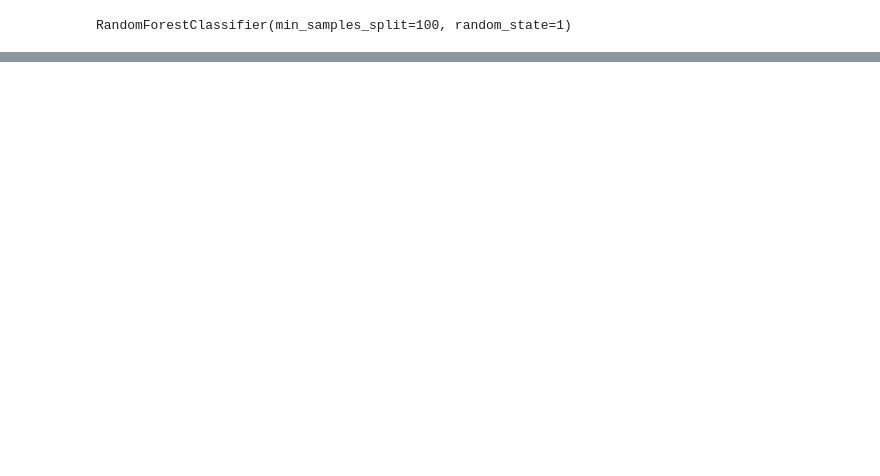
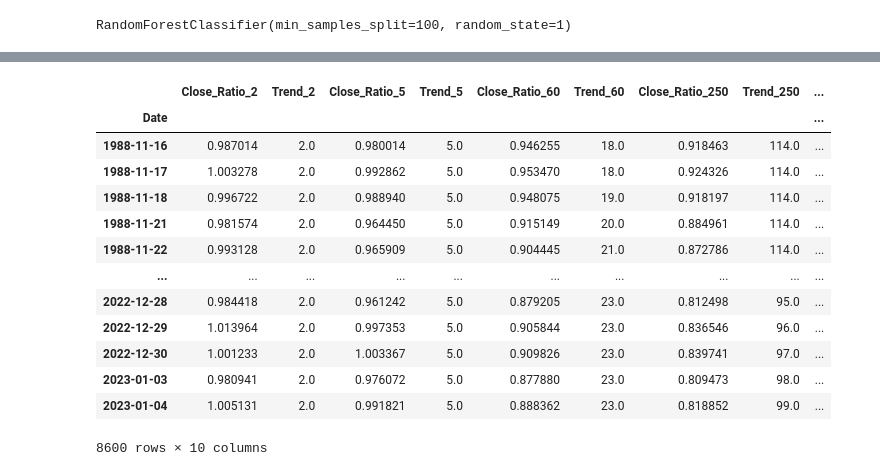
Before and after one commit to J3r3myPerera/Stock-Prediction-with-time-Frame, a Jupyter notebook: UsingRandomForest.ipynb, the cells around one changed output, grey strips where cells are left out. Saved outputs shown, nothing was run; the diff lists cells and outputs as text; code cells hidden in the pictures; blank space fills up the shorter version.

```diff
--- a/UsingRandomForest.ipynb
+++ b/UsingRandomForest.ipynb
@@ -254,3 +269,20 @@ def predict(train, test, predictors, model):
   return combined
 # %%
 predictions = backtest(df, model, new_predictors)
+# %%
+df[new_predictors]
+# %% [output]
+|  | Close_Ratio_2 | Trend_2 | Close_Ratio_5 | Trend_5 | Close_Ratio_60 | Trend_60 | Close_Ratio_250 | Trend_250 | ... |
+| Date |  |  |  |  |  |  |  |  | ... |
+| 1988-11-16 | 0.987014 | 2.0 | 0.980014 | 5.0 | 0.946255 | 18.0 | 0.918463 | 114.0 | ... |
+| 1988-11-17 | 1.003278 | 2.0 | 0.992862 | 5.0 | 0.953470 | 18.0 | 0.924326 | 114.0 | ... |
+| 1988-11-18 | 0.996722 | 2.0 | 0.988940 | 5.0 | 0.948075 | 19.0 | 0.918197 | 114.0 | ... |
+| 1988-11-21 | 0.981574 | 2.0 | 0.964450 | 5.0 | 0.915149 | 20.0 | 0.884961 | 114.0 | ... |
+| 1988-11-22 | 0.993128 | 2.0 | 0.965909 | 5.0 | 0.904445 | 21.0 | 0.872786 | 114.0 | ... |
+| ... | ... | ... | ... | ... | ... | ... | ... | ... | ... |
+| 2022-12-28 | 0.984418 | 2.0 | 0.961242 | 5.0 | 0.879205 | 23.0 | 0.812498 | 95.0 | ... |
+| 2022-12-29 | 1.013964 | 2.0 | 0.997353 | 5.0 | 0.905844 | 23.0 | 0.836546 | 96.0 | ... |
+| 2022-12-30 | 1.001233 | 2.0 | 1.003367 | 5.0 | 0.909826 | 23.0 | 0.839741 | 97.0 | ... |
+| 2023-01-03 | 0.980941 | 2.0 | 0.976072 | 5.0 | 0.877880 | 23.0 | 0.809473 | 98.0 | ... |
+| 2023-01-04 | 1.005131 | 2.0 | 0.991821 | 5.0 | 0.888362 | 23.0 | 0.818852 | 99.0 | ... |
+8600 rows × 10 columns
```
Also changed, not shown: parts of 25 cells of this notebook.
